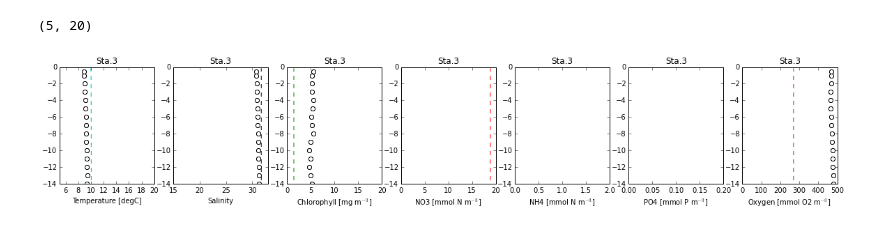
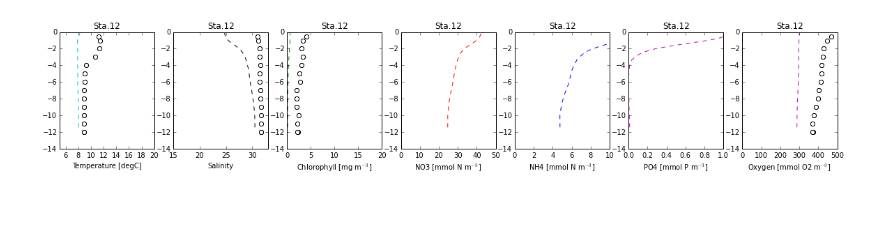
Before and after one commit to okadate/notebook, a Jupyter notebook: romspy/profiles.ipynb, the cells around one changed output. Cells and saved outputs as stored; diff of their text form; code cells hidden in the pictures.

```diff
--- a/romspy/profiles.ipynb
+++ b/romspy/profiles.ipynb
@@ -5,14 +5,18 @@ import datetime as dt
 
 import romspy
 
-time = dt.datetime
+time = dt.datetime(2012,3,1,12)
 free = '/Users/teruhisa/Dropbox/Data/OB500_fennelP/NL02/ob500_sta.nc'
 obs = '/Users/teruhisa/Dropbox/Data/ob500_obs_2012_obweb-2.nc'
 #png = '/Users/teruhisa/Dropbox/Data/OB500_fennelP/NL/profiles_{}_{}.png'
 
-time = dt.datetime(2012,2,1,0)
-ax = romspy.profiles.fennelP(time, 3, free=free, obs=obs)
-ax[0].set_xlim(5,20)
-#ax[1].set_xlim(25,35)
+ax = romspy.profiles.fennelP(time, 12, free=free, obs=obs)
+def lims(ax):
+    ax[0].set_xlim(5,20)
+    #ax[1].set_xlim(25,35)
+    ax[3].set_xlim(0,50)
+    ax[4].set_xlim(0,10)
+    ax[5].set_xlim(0,1)
+lims(ax)
 # %% [output]
 /Users/teruhisa/Dropbox/Data/OB500_fennelP/NL02/ob500_sta.nc
@@ -20,5 +24,4 @@ ax[0].set_xlim(5,20)
 /Users/teruhisa/Dropbox/Data/ob500_obs_2012_obweb-2.nc
 2012-01-01 00:00:00 - 2013-01-01 23:00:00
-(5, 20)
-[figure, old version]
+[figure, new version]
 # %%
```
Also changed, not shown: parts of 3 cells of this notebook.
